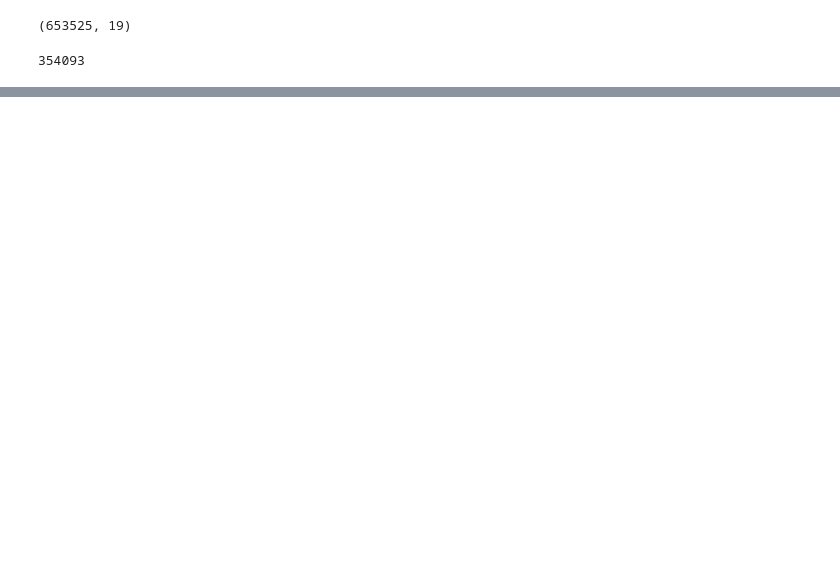
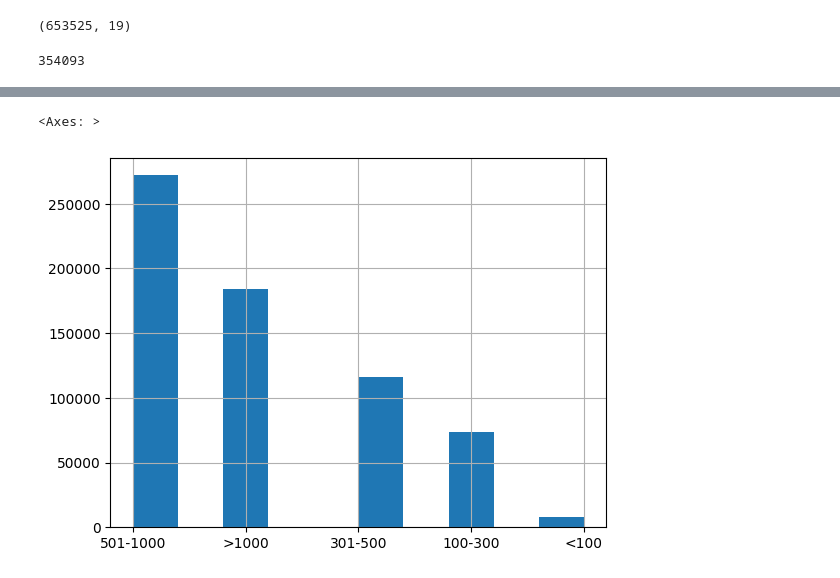
Before and after one commit to jonatanpace/tfm-mbda-upv, a Jupyter notebook: Notebooks/02_dist_delitos_comisarias.ipynb, the cells around one changed output, grey strips where cells are left out. Cells and saved outputs as stored; diff of their text form; code cells hidden in the pictures; blank space fills up the shorter version.

```diff
--- a/Notebooks/02_dist_delitos_comisarias.ipynb
+++ b/Notebooks/02_dist_delitos_comisarias.ipynb
@@ -87,0 +135,5 @@ delitos_sample.head(5)
+# %%
+distancia_entre_delitos_y_comisaria.distancia_categoria.hist()
+# %% [output]
+<Axes: >
+[figure, added]
```
Also changed, not shown: parts of 21 cells of this notebook, 4 other files.
